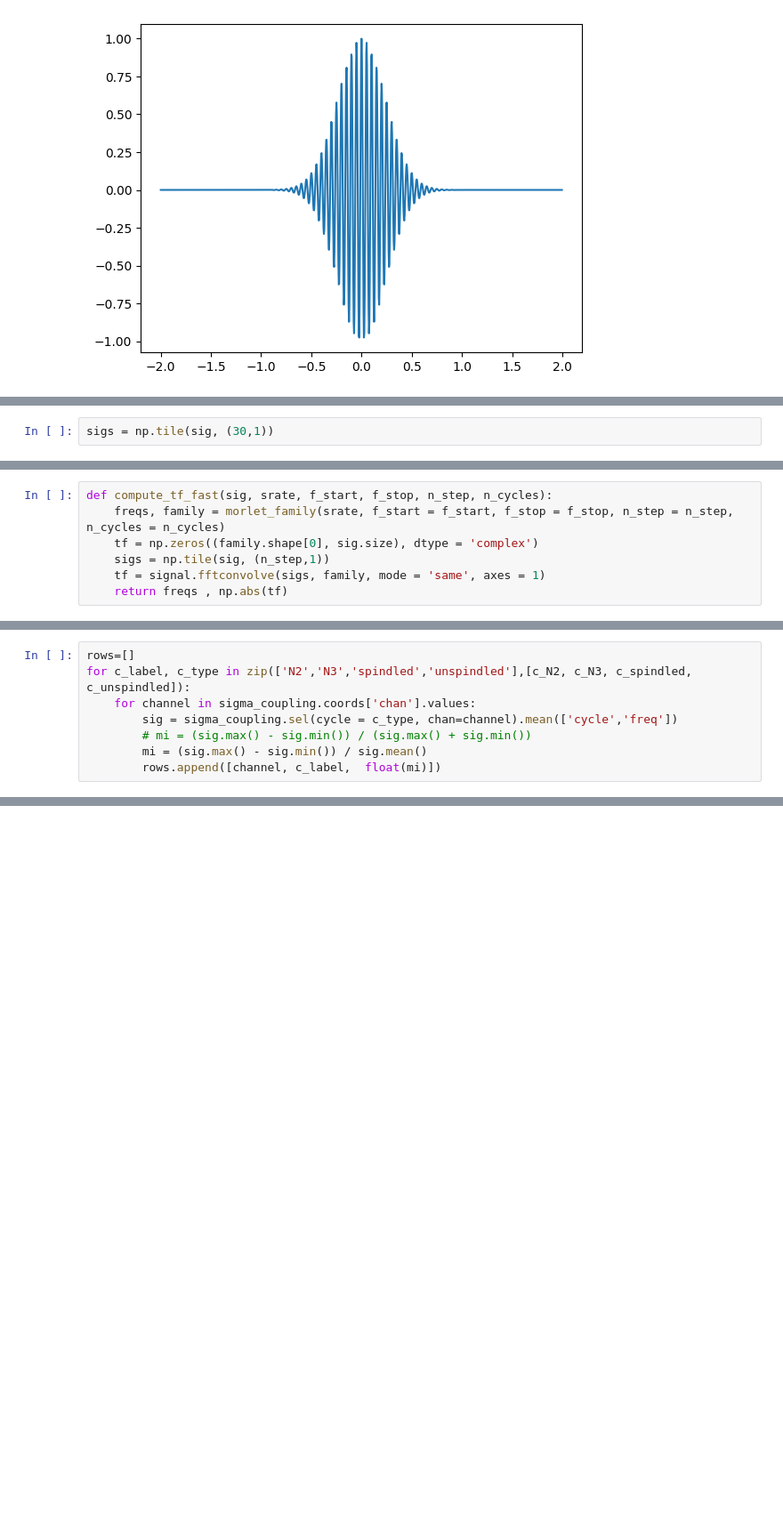
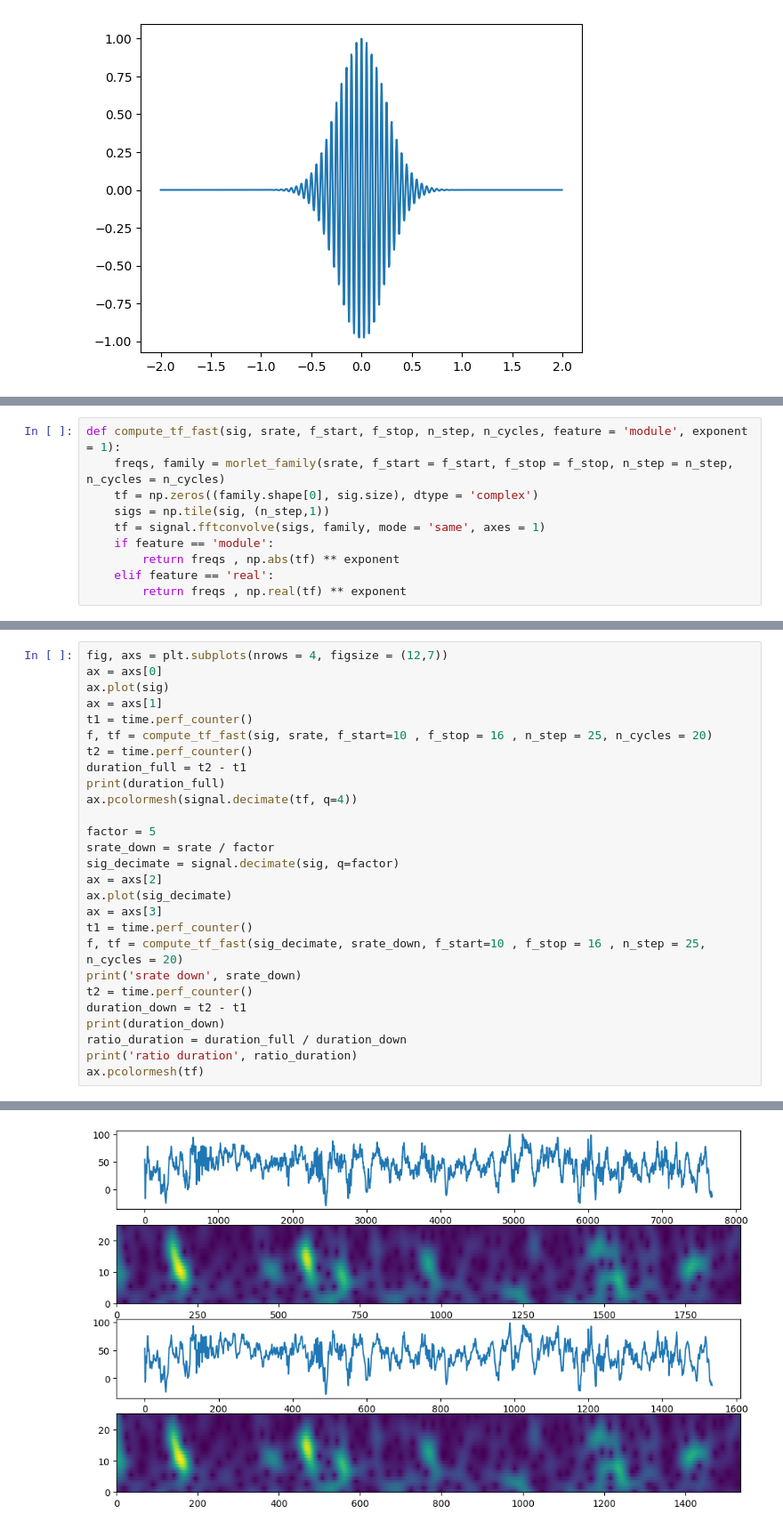
Before and after one commit to ValentinGhibaudo/Sleep_EEG_Respi, a Jupyter notebook: sandbox.ipynb, the cells around one changed output, grey strips where cells are left out. Shown at 89% size. Cells and saved outputs as stored; diff of their text form; blank space fills up the shorter version.

Commit message:
maj params sigma coupling figs

```diff
--- a/sandbox.ipynb
+++ b/sandbox.ipynb
@@ -635,2 +68,0 @@ array([58.50873923, 59.92084221, 60.49079536, ..., 71.96393733,
-# %%
-sigs = np.tile(sig, (30,1))
@@ -664,7 +77,10 @@ def compute_tf(sig, srate, f_start, f_stop, n_step, n_cycles):
 # %%
-def compute_tf_fast(sig, srate, f_start, f_stop, n_step, n_cycles):
+def compute_tf_fast(sig, srate, f_start, f_stop, n_step, n_cycles, feature = 'module', exponent = 1):
     freqs, family = morlet_family(srate, f_start = f_start, f_stop = f_stop, n_step = n_step, n_cycles = n_cycles)
     tf = np.zeros((family.shape[0], sig.size), dtype = 'complex')
     sigs = np.tile(sig, (n_step,1))
     tf = signal.fftconvolve(sigs, family, mode = 'same', axes = 1)
-    return freqs , np.abs(tf)
+    if feature == 'module':
+        return freqs , np.abs(tf) ** exponent
+    elif feature == 'real':
+        return freqs , np.real(tf) ** exponent
@@ -1046,8 +101,0 @@ sigma_coupling.sel(cycle = c_N3).mean(['cycle','freq']).plot.line(x='point', hue
-# %%
-rows=[]
-for c_label, c_type in zip(['N2','N3','spindled','unspindled'],[c_N2, c_N3, c_spindled, c_unspindled]):
-    for channel in sigma_coupling.coords['chan'].values:
-        sig = sigma_coupling.sel(cycle = c_type, chan=channel).mean(['cycle','freq'])
-        # mi = (sig.max() - sig.min()) / (sig.max() + sig.min())
-        mi = (sig.max() - sig.min()) / sig.mean()
-        rows.append([channel, c_label,  float(mi)])
@@ -1216,0 +102,28 @@ sns.kdeplot(data = sp, x  ='Frequency', hue = 'Stage_Letter')
+# %%
+fig, axs = plt.subplots(nrows = 4, figsize = (12,7))
+ax = axs[0]
+ax.plot(sig)
+ax = axs[1]
+t1 = time.perf_counter()
+f, tf = compute_tf_fast(sig, srate, f_start=10 , f_stop = 16 , n_step = 25, n_cycles = 20)
+t2 = time.perf_counter()
+duration_full = t2 - t1
+print(duration_full)
+ax.pcolormesh(signal.decimate(tf, q=4))
+
+factor = 5
+srate_down = srate / factor
+sig_decimate = signal.decimate(sig, q=factor)
+ax = axs[2]
+ax.plot(sig_decimate)
+ax = axs[3]
+t1 = time.perf_counter()
+f, tf = compute_tf_fast(sig_decimate, srate_down, f_start=10 , f_stop = 16 , n_step = 25, n_cycles = 20)
+print('srate down', srate_down)
+t2 = time.perf_counter()
+duration_down = t2 - t1
+print(duration_down)
+ratio_duration = duration_full / duration_down
+print('ratio duration', ratio_duration)
+ax.pcolormesh(tf)
+# %% [output]
@@ -1216,0 +135 @@ sns.kdeplot(data = sp, x  ='Frequency', hue = 'Stage_Letter')
+[figure, added]
```
Also changed, not shown: parts of 165 cells of this notebook, 4 other files.
